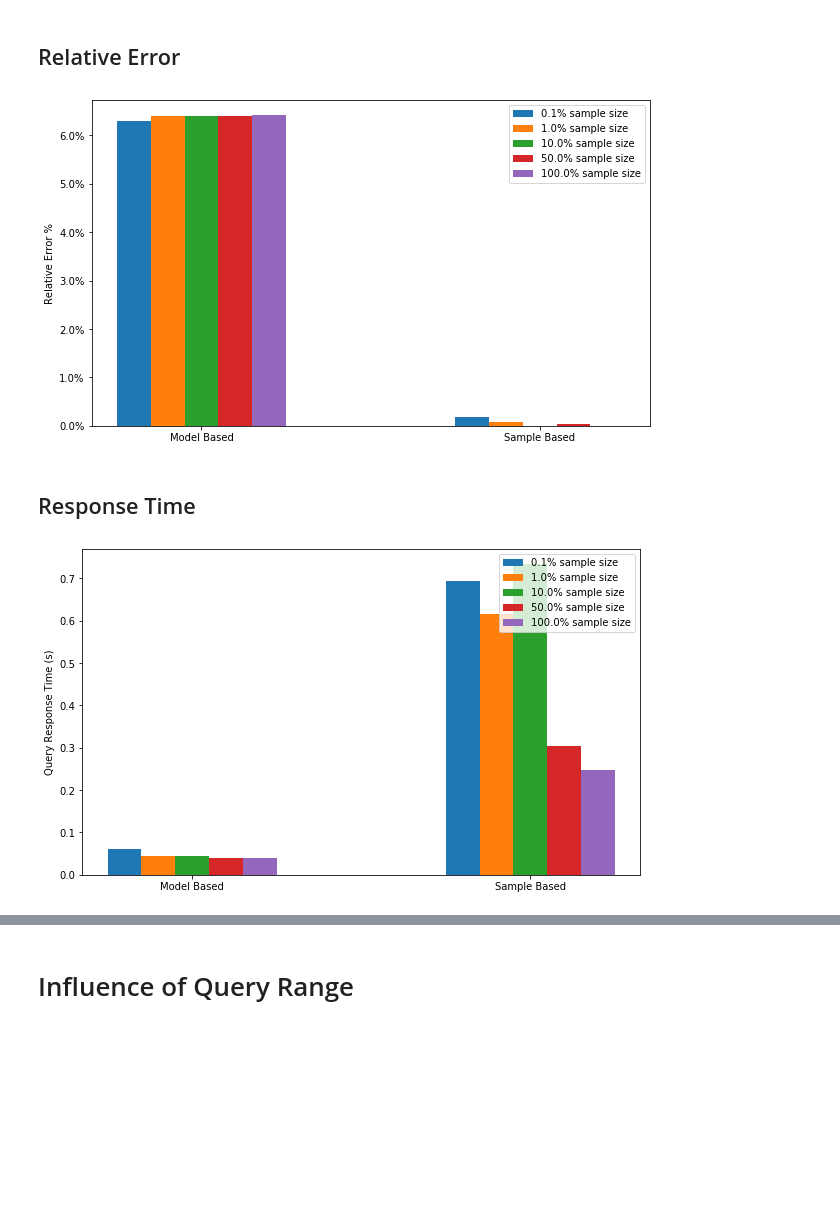
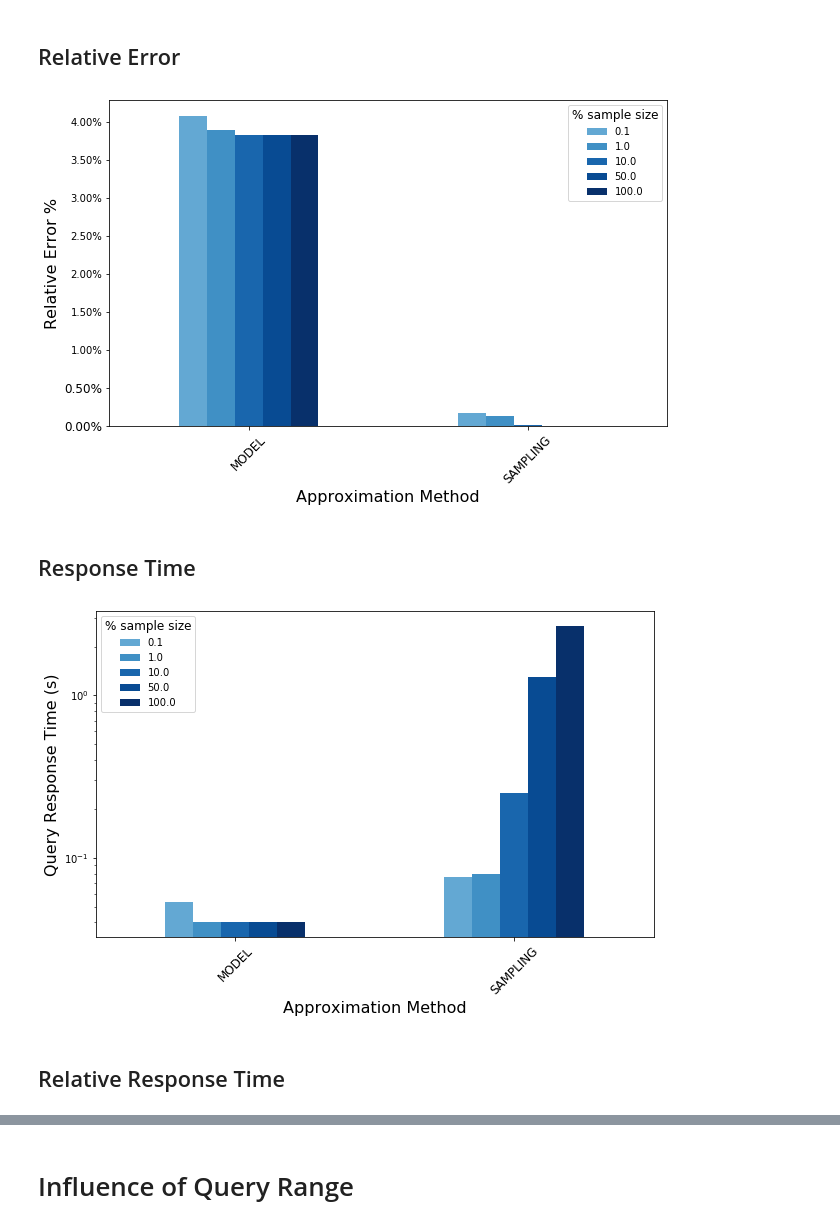
Before and after one commit to raphaelreis/DBest, a Jupyter notebook: src/main/python/analysis_plots.ipynb, the cells around one changed output, grey strips where cells are left out. Drawn from its saved outputs; the diff is of its cells as text; code cells hidden in the pictures; blank space fills up the shorter version.

```diff
--- a/src/main/python/analysis_plots.ipynb
+++ b/src/main/python/analysis_plots.ipynb
@@ -91,7 +110,2 @@ plt.show()
 # %% [markdown]
 ## On Response Time
-# %%
-fig, ax = plot_bar(model_based_results, "time", figsize=(10, 8), bar_width=0.1)
-ax.set_ylabel('Query Response Time (s)')
-ax.legend(plot_legend, loc='upper left')
-plt.show()
@@ -100,16 +131,18 @@ plt.show()
 # %% [markdown]
 # Sensitivity Analysis: Sample-Based VS Model-Based
 # %%
+# Sample-based takes 9 mins
 compared_objects = [0.001, 0.01, 0.1,0.5, 1.0]
-root = "../../../"
-dir_name = "results/{}/sensitive_analysis/sample_size/model_based/".format(mode)
+# dir_name = "results/{}/sensitive_analysis_{}/sample_size/model_based/".format(mode, model)
+dir_name = "results/{}/sensitive_analysis/sample_size/model_based/".format(mode, model)
 dir_ = root + dir_name
 subdir_error = "relative_error/"
 subdir_time = "response_time/"
 
 model_based_results = load_results(dir_, subdir_error, compared_objects)
 
-dir_name = "results/{}/sensitive_analysis/sample_size/sample_based/".format(mode)
+# dir_name = "results/{}/sensitive_analysis_{}/sample_size/sample_based/".format(mode, model)
+dir_name = "results/{}/sensitive_analysis/sample_size/sample_based/".format(mode, model)
 dir_ = root + dir_name
 subdir_error = "relative_error/"
 subdir_time = "response_time/"
@@ -137,20 +151,40 @@ def plot_sample_vs_model_methods(model_based_results, sample_based_results, resu
+# %%
+def plot_sample_vs_model_methods(model_based_results, sample_based_results, variant="% sample size", value="error", figsize=(10, 6)):
+    df_model = pd.concat({k: pd.DataFrame(v) for k, v in model_based_results.items()}).reset_index()
+    df_model.columns = [variant, "AF", "error", "time"]
+    df_model["METHOD"] = "MODEL"
+    df_sample = pd.concat({k: pd.DataFrame(v) for k, v in sample_based_results.items()}).reset_index()
+    df_sample.columns = [variant, "AF", "error", "time"]
+    df_sample["METHOD"] = "SAMPLING"
+    fulle_table = df_sample.append(df_model)
+    groups = fulle_table.groupby([variant, "METHOD"]).mean().reset_index()
+    ptable = pd.pivot_table(groups.loc[:, [variant, "METHOD", value]], index="METHOD", columns=variant, values=value)
+    fig, ax = plt.subplots(figsize=figsize)
+    cmap = mpl.cm.Blues(np.linspace(0,1,20))
+    cmap = mpl.colors.ListedColormap(cmap[10:,:-1])
+    ptable.plot(kind="bar", cmap=cmap, figsize=figsize, ax=ax)
+
+    return fig, ax
 # %% [markdown]
 ## Relative Error
 # %%
-fig, ax = plot_sample_vs_model_methods(model_based_results, sample_based_results)
-ax.yaxis.set_major_formatter(mtick.PercentFormatter())
-ax.set_ylabel('Relative Error %')
-plot_legend = list(map(lambda x: str(x * 100) + "% sample size", compared_objects))
-ax.legend(plot_legend, loc='upper right')
+fig3, ax3 = plot_sample_vs_model_methods(model_based_results, sample_based_results)
+ax3 = format_barplot(ax3, x_label="Approximation Method")
+# ax.set_yscale("log")
+# ax.set_ylabel('Relative Error %')
+# plot_legend = list(map(lambda x: str(x * 100) + "% sample size", compared_objects))
+# ax.legend(plot_legend, loc='upper right')
 plt.show()
 # %% [output]
-[figure, old version]
+[figure, new version]
 # %% [markdown]
 ## Response Time
 # %%
-fig, ax = plot_sample_vs_model_methods(model_based_results, sample_based_results, results_type='time')
-ax.set_ylabel('Query Response Time (s)')
-ax.legend(plot_legend, loc='upper right')
+fig4, ax4 = plot_sample_vs_model_methods(model_based_results, sample_based_results, value='time')
+ax4 = format_barplot(ax4, x_label="Approximation Method", y_label="Query Response Time (s)")
+ax4.set_yscale("log")
 plt.show()
 # %% [output]
-[figure, old version]
+[figure, new version]
+# %% [markdown]
+## Relative Response Time
```
Also changed, not shown: parts of 32 cells of this notebook, 11 other files.
